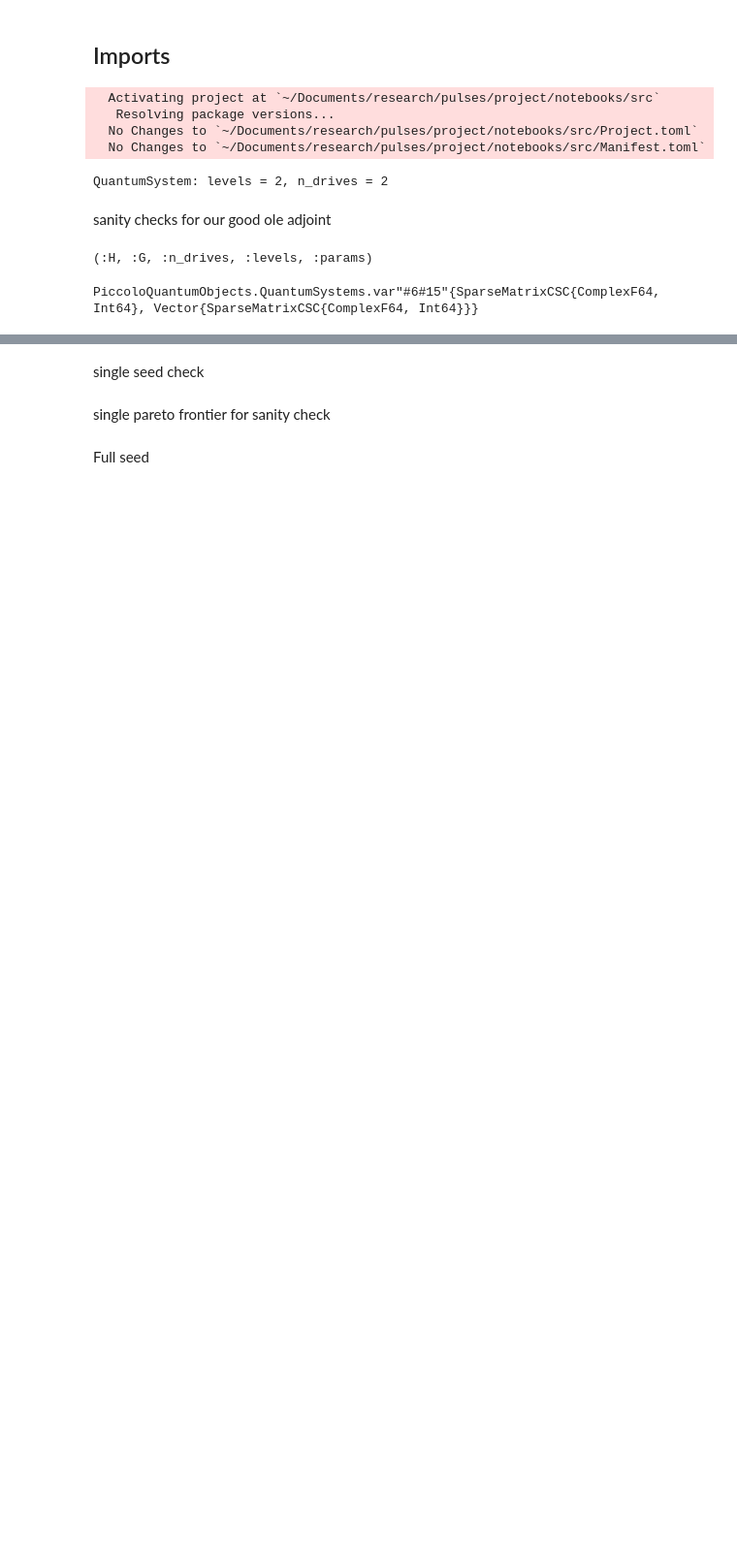
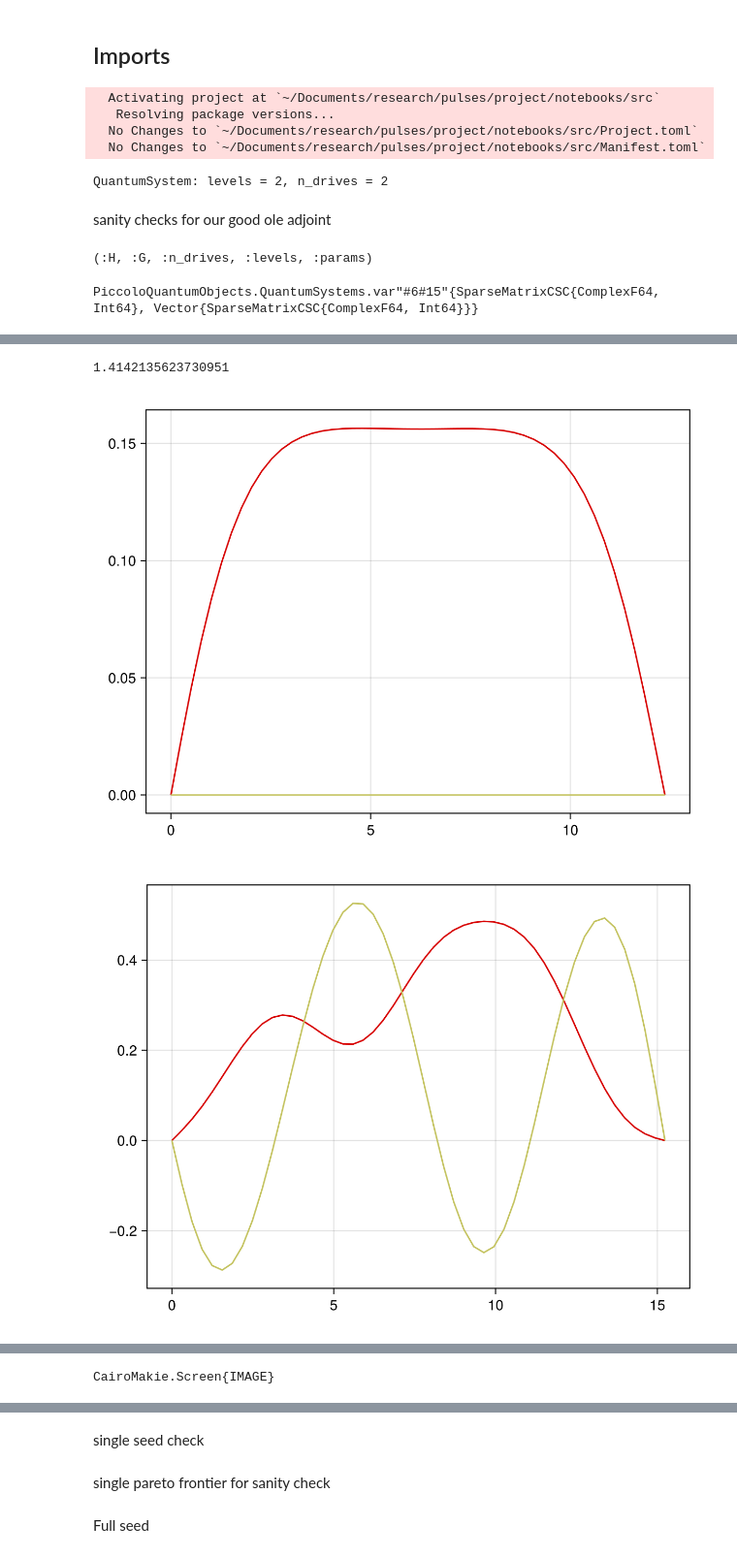
Before and after one commit to samafine1/notebooks, a Jupyter notebook: src/pareto_multidrive.ipynb, the cells around one changed output, grey strips where cells are left out. Shown at 97% size. Saved outputs shown, nothing was run; the diff lists cells and outputs as text; code cells hidden in the pictures; blank space fills up the shorter version.

```diff
--- a/src/pareto_multidrive.ipynb
+++ b/src/pareto_multidrive.ipynb
@@ -123,2 +148,17 @@ Total seconds in IPOPT                               = 30.841
 
 EXIT: Maximum Number of Iterations Exceeded.
+# %%
+using TrajectoryIndexingUtils
+a_indices  = [collect(slice(k, both_prob.trajectory.components.a, both_prob.trajectory.dim)) for k in 1:both_prob.trajectory.T]
+a_ref = ones(length(both_prob.trajectory.components.a))
+norm(Hₑ_mult(a_ref), 2)
+# %% [output]
+1.4142135623730951
+# %%
+display(CairoMakie.plot(def.trajectory, :a))
+display(CairoMakie.plot(add_prob.trajectory, :a))
+display(CairoMakie.plot(mult_prob.trajectory, :a))
+display(CairoMakie.plot(both_prob.trajectory, :a))
+# %% [output]
+[figure, added]
+[figure, added]
@@ -125,3 +167,4 @@ EXIT: Maximum Number of Iterations Exceeded.
+CairoMakie.Screen{IMAGE}
 # %%
 H_drive_add = H_drive
 
```
Also changed, not shown: parts of 19 cells of this notebook, 3 other files.
